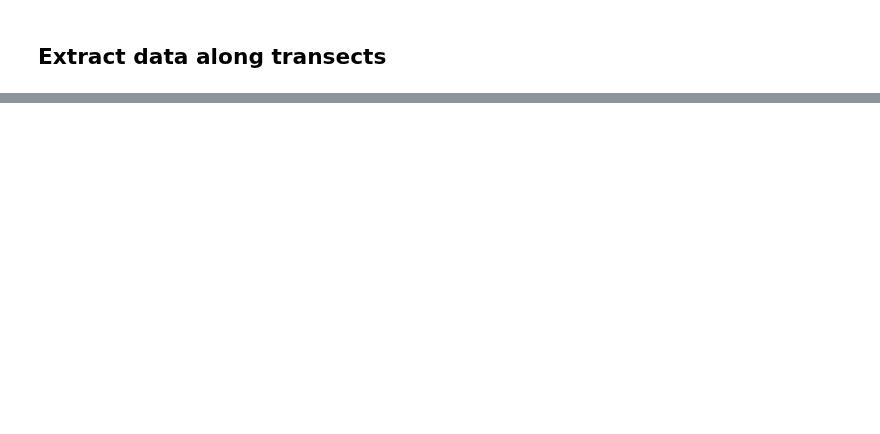
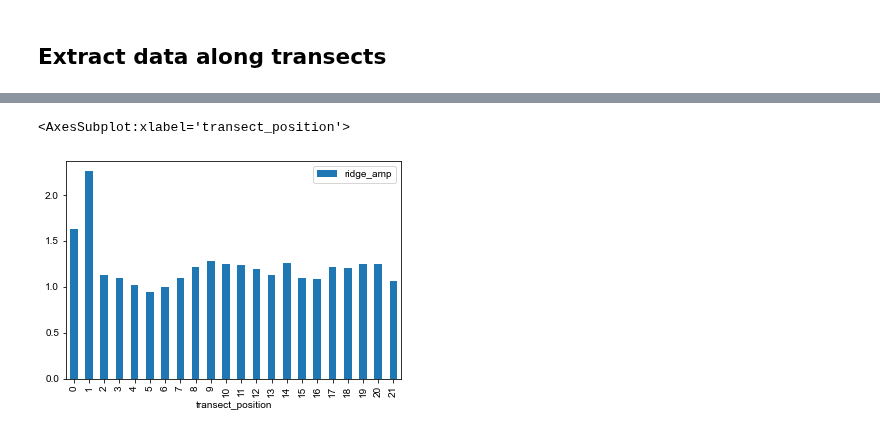
Before and after one commit to tamu-edu/scrollstats, a Jupyter notebook: RidgeMetricDevelopment.ipynb, the cells around one changed output, grey strips where cells are left out. Cells and saved outputs as stored; diff of their text form; code cells hidden in the pictures; blank space fills up the shorter version.

```diff
--- a/RidgeMetricDevelopment.ipynb
+++ b/RidgeMetricDevelopment.ipynb
@@ -16 +20,26 @@ from scrollstats import BendDataset, calculate_ridge_metrics, calc_dist
+# %%
+raster_paths = {"LBR_025":{
+                    "dem":"/Users/avan/FLUD/BrazosScrolls/data/raster/dem/sb_1_025_clip.tif",
+                    "bin":"/Users/avan/FLUD/BrazosScrolls/data/r10/agreement-clip-denoise/sb_1_025_agreement_45px_binclass_clip_dn_Buff100m_SmFt500m_ET80p.tif"
+                },
+                "LBR_029":{
+                    "dem":"/Users/avan/FLUD/BrazosScrolls/data/raster/dem/sb_1_029_clip.tif",
+                    "bin":"/Users/avan/FLUD/BrazosScrolls/data/r10/agreement-clip-denoise/sb_1_029_agreement_45px_binclass_clip_dn_Buff100m_SmFt500m_ET80p.tif"
+                },
+                "LBR_043":{
+                    "dem":"/Users/avan/FLUD/BrazosScrolls/data/raster/dem/sb_1_043_clip.tif",
+                    "bin":"/Users/avan/FLUD/BrazosScrolls/data/r10/agreement-clip-denoise/sb_1_043_agreement_45px_binclass_clip_dn_Buff100m_SmFt500m_ET80p.tif"
+                },
+                "LBR_077":{
+                    "dem":"/Users/avan/FLUD/BrazosScrolls/data/raster/dem/sb_4_077_clip.tif",
+                    "bin":"/Users/avan/FLUD/BrazosScrolls/data/r10/agreement-clip-denoise/sb_4_077_agreement_45px_binclass_clip_dn_Buff100m_SmFt500m_ET80p.tif"
+                },
+                "MIS_005":{
+                    "dem":"/Users/avan/FLUD/BrazosScrolls/data/strick/raster/dem/m5_merged_clipped.tif",
+                    "bin":"/Users/avan/FLUD/BrazosScrolls/data/strick/raster/agreement/m5_merged_agreement_15px_clip_binclass_dn_Buff0m_SmFt035m_ET80p.tif"
+                },
+                "BEA_002":{
+                    "dem":"",
+                    "bin":""
+                }}
 # %%
@@ -76,0 +227,5 @@ ax.set_axis_off()
+# %%
+itx.groupby("transect_position")[["ridge_amp"]].mean().plot(kind="bar")
+# %% [output]
+<AxesSubplot:xlabel='transect_position'>
+[figure, added]
```
Also changed, not shown: parts of 15 cells of this notebook.
